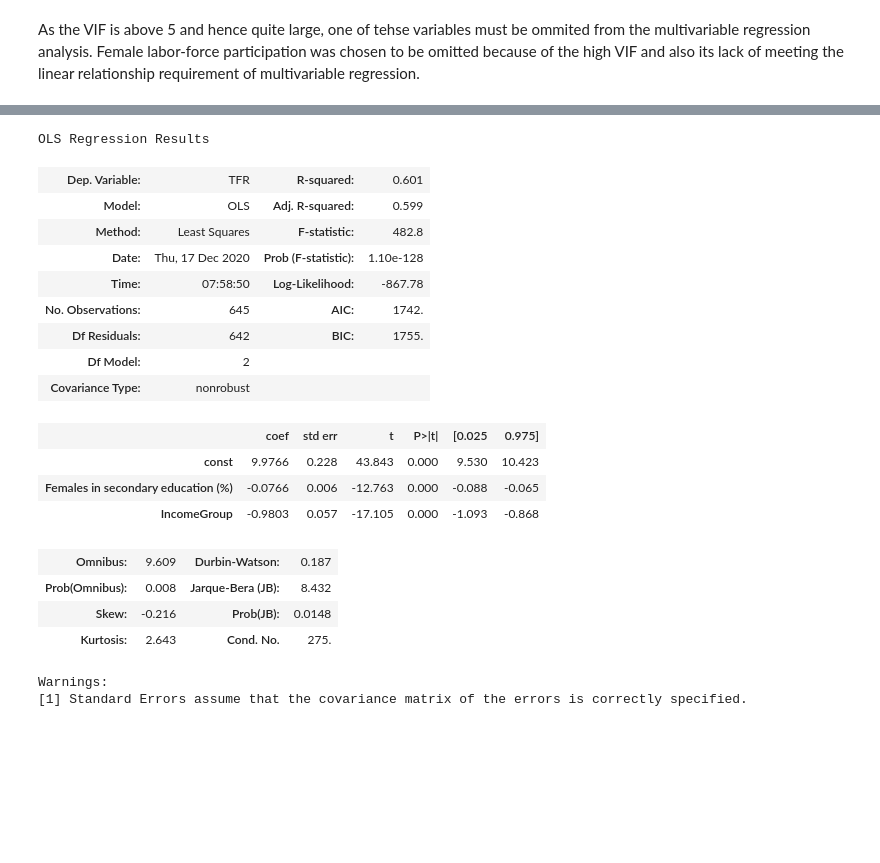
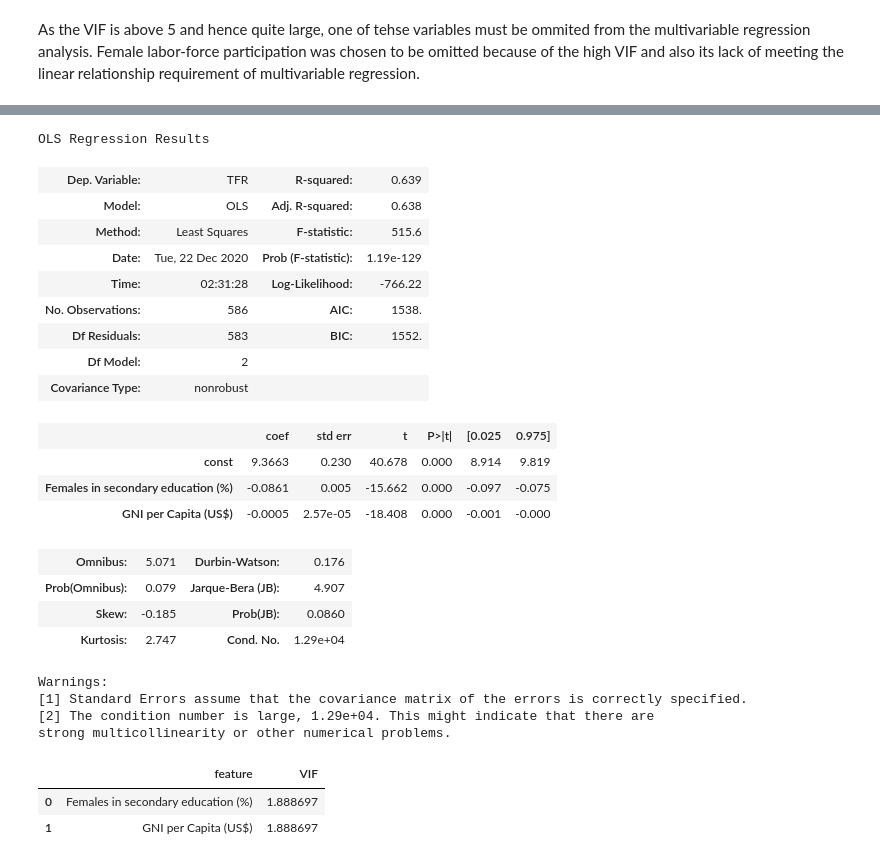
Before and after one commit to ChangHuaHua/QM2-Group-12, a Jupyter notebook: Multivariable_Linear_Regression_Analysis.ipynb, the cells around one changed output, grey strips where cells are left out. Drawn from its saved outputs; the diff is of its cells as text; code cells hidden in the pictures; blank space fills up the shorter version.

```diff
--- a/Multivariable_Linear_Regression_Analysis.ipynb
+++ b/Multivariable_Linear_Regression_Analysis.ipynb
@@ -245,0 +270,6 @@ dtype('int64')
+# %%
+datapath = '/content/GNI per capita.csv'
+inc = pd.read_csv(datapath, encoding = 'latin1', skiprows=4)
+inc.drop('Indicator Code', axis=1, inplace=True)
+inc.drop('Unnamed: 65', axis=1, inplace=True)
+inc.head()
@@ -245,0 +283,10 @@ dtype('int64')
+# %%
+inc = pd.melt(inc, id_vars=['Country Name', 'Country Code'], value_vars=list(inc.columns)[3:-2])
+inc.rename(columns={'value':'GNI per Capita (US$)'}, inplace=True)
+inc.rename(columns={'variable':'Year'}, inplace=True)
+inc.rename(columns={'Country Name':'Country'}, inplace=True)
+inc.sort_values(by=['Country Code','Year'], inplace=True)
+inc['Year'] = inc['Year'].astype(int) #alters year from string object to integer
+
+inc.set_index(['Country Code','Year'],inplace = True)
+inc
@@ -245,0 +308,5 @@ dtype('int64')
+# %%
+#merge income data into df
+inc_merge = df.merge(inc, left_on = (['Country Code','Year']), right_on =(['Country Code','Year']), how ='left')
+inc_merge.drop('Country_x', axis=1, inplace=True)
+inc_merge.rename(columns={'Country_y':'Country'}, inplace=True)
@@ -246,32 +323,55 @@ dtype('int64')
+# %%
+inc_merge = inc_merge.dropna()
 # %%
-dfnew = dfnew.dropna()
 #Multivariable regression with female education & income group
-X = dfnew[['Females in secondary education (%)','IncomeGroup']]
-y = dfnew['TFR']
+X = inc_merge[['Females in secondary education (%)','GNI per Capita (US$)']]
+y = inc_merge['TFR']
 X = sm.add_constant(X) # adding an intercept to model
 
 model = sm.OLS(y, X).fit()
 
 # Print out the statistics
 model.summary()
 # %% [output]
 OLS Regression Results
-| Dep. Variable: | TFR | R-squared: | 0.601 |
-| Model: | OLS | Adj. R-squared: | 0.599 |
-| Method: | Least Squares | F-statistic: | 482.8 |
-| Date: | Thu, 17 Dec 2020 | Prob (F-statistic): | 1.10e-128 |
-| Time: | 07:58:50 | Log-Likelihood: | -867.78 |
-| No. Observations: | 645 | AIC: | 1742. |
-| Df Residuals: | 642 | BIC: | 1755. |
+| Dep. Variable: | TFR | R-squared: | 0.639 |
+| Model: | OLS | Adj. R-squared: | 0.638 |
+| Method: | Least Squares | F-statistic: | 515.6 |
+| Date: | Tue, 22 Dec 2020 | Prob (F-statistic): | 1.19e-129 |
+| Time: | 02:31:28 | Log-Likelihood: | -766.22 |
+| No. Observations: | 586 | AIC: | 1538. |
+| Df Residuals: | 583 | BIC: | 1552. |
 | Df Model: | 2 |  |  |
 | Covariance Type: | nonrobust |  |  |
 |  | coef | std err | t | P>|t| | [0.025 | 0.975] |
-| const | 9.9766 | 0.228 | 43.843 | 0.000 | 9.530 | 10.423 |
-| Females in secondary education (%) | -0.0766 | 0.006 | -12.763 | 0.000 | -0.088 | -0.065 |
-| IncomeGroup | -0.9803 | 0.057 | -17.105 | 0.000 | -1.093 | -0.868 |
+| const | 9.3663 | 0.230 | 40.678 | 0.000 | 8.914 | 9.819 |
+| Females in secondary education (%) | -0.0861 | 0.005 | -15.662 | 0.000 | -0.097 | -0.075 |
+| GNI per Capita (US$) | -0.0005 | 2.57e-05 | -18.408 | 0.000 | -0.001 | -0.000 |
-| Omnibus: | 9.609 | Durbin-Watson: | 0.187 |
-| Prob(Omnibus): | 0.008 | Jarque-Bera (JB): | 8.432 |
-| Skew: | -0.216 | Prob(JB): | 0.0148 |
-| Kurtosis: | 2.643 | Cond. No. | 275. |
+| Omnibus: | 5.071 | Durbin-Watson: | 0.176 |
+| Prob(Omnibus): | 0.079 | Jarque-Bera (JB): | 4.907 |
+| Skew: | -0.185 | Prob(JB): | 0.0860 |
+| Kurtosis: | 2.747 | Cond. No. | 1.29e+04 |
 Warnings:
 [1] Standard Errors assume that the covariance matrix of the errors is correctly specified.
+[2] The condition number is large, 1.29e+04. This might indicate that there are
+strong multicollinearity or other numerical problems.
+# %%
+from statsmodels.stats.outliers_influence import variance_inflation_factor
+
+
+# the independent variables set
+X = inc_merge[['Females in secondary education (%)','GNI per Capita (US$)']]
+
+# VIF dataframe
+vif_data = pd.DataFrame()
+vif_data["feature"] = X.columns
+
+# calculating VIF for each feature
+vif_data["VIF"] = [variance_inflation_factor(X.values, i)
+                          for i in range(len(X.columns))]
+
+vif_data
+# %% [output]
+|  | feature | VIF |
+| 0 | Females in secondary education (%) | 1.888697 |
+| 1 | GNI per Capita (US$) | 1.888697 |
```
Also changed, not shown: parts of 33 cells of this notebook.
